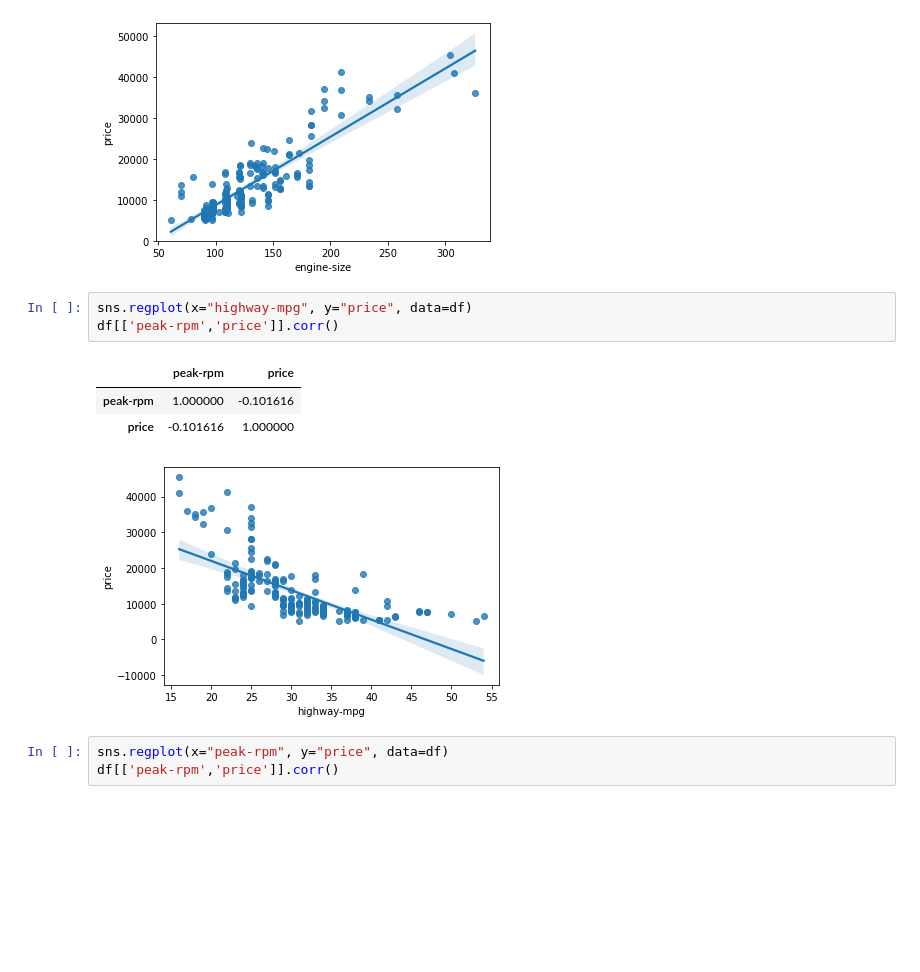
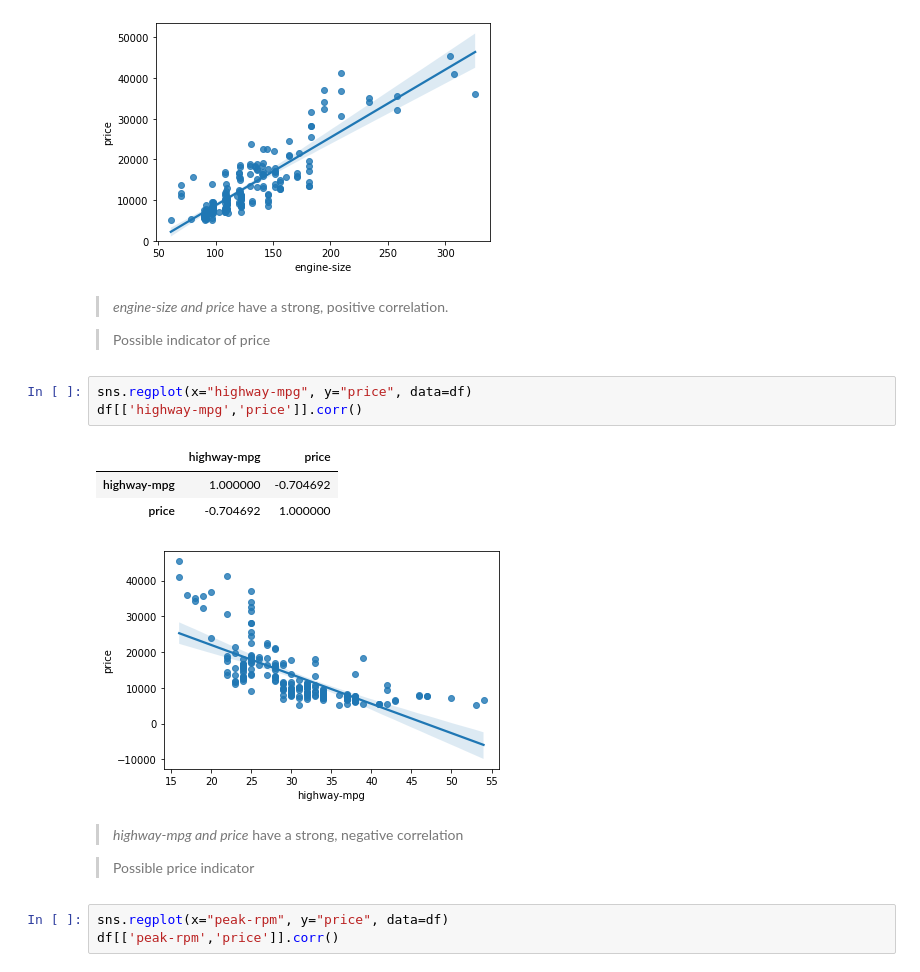
Before and after one commit to hantablack9/automobile-price-eda, a Jupyter notebook: automobiles-eda.ipynb, the cells around one changed output. Cells and saved outputs as stored; diff of their text form; blank space fills up the shorter version.

```diff
--- a/automobiles-eda.ipynb
+++ b/automobiles-eda.ipynb
@@ -161,14 +157,22 @@ df[["engine-size", "price"]].corr()
 | engine-size | 1.000000 | 0.872335 |
 | price | 0.872335 | 1.000000 |
 [figure]
+# %% [markdown]
+> *engine-size and price* have a strong, positive correlation.
+
+> Possible indicator of price
 # %%
 sns.regplot(x="highway-mpg", y="price", data=df)
-df[['peak-rpm','price']].corr()
+df[['highway-mpg','price']].corr()
 # %% [output]
-|  | peak-rpm | price |
-| peak-rpm | 1.000000 | -0.101616 |
-| price | -0.101616 | 1.000000 |
+|  | highway-mpg | price |
+| highway-mpg | 1.000000 | -0.704692 |
+| price | -0.704692 | 1.000000 |
 [figure]
+# %% [markdown]
+> *highway-mpg and price* have a strong, negative correlation
+
+> Possible price indicator
 # %%
 sns.regplot(x="peak-rpm", y="price", data=df)
 df[['peak-rpm','price']].corr()
```
Also changed, not shown: parts of 16 cells of this notebook.
